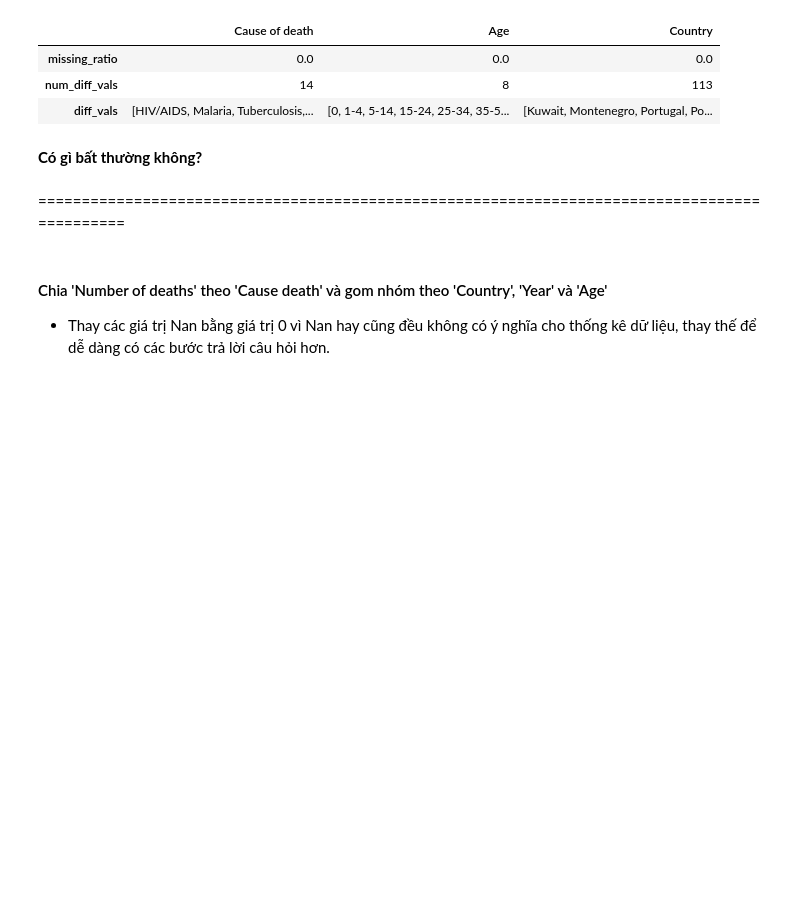
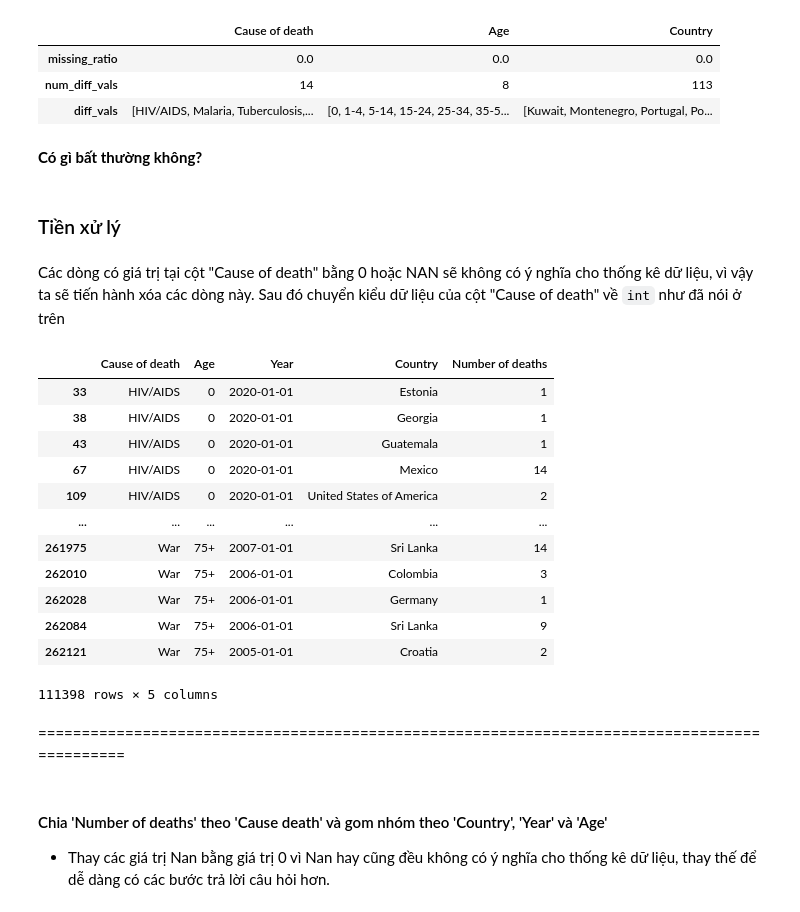
Before and after one commit to tungbtt/NMKHDL_Project, a Jupyter notebook: DataPreprocessing.ipynb, the cells around one changed output. Saved outputs shown, nothing was run; the diff lists cells and outputs as text; code cells hidden in the pictures; blank space fills up the shorter version.

```diff
--- a/DataPreprocessing.ipynb
+++ b/DataPreprocessing.ipynb
@@ -183,6 +183,27 @@ cate_col_profiles_df
 | diff_vals | [HIV/AIDS, Malaria, Tuberculosis,... | [0, 1-4, 5-14, 15-24, 25-34, 35-5... | [Kuwait, Montenegro, Portugal, Po... |
 # %% [markdown]
 **Có gì bất thường không?**
+# %% [markdown]
+### Tiền xử lý
+# %% [markdown]
+Các dòng có giá trị tại cột "Cause of death" bằng 0 hoặc NAN sẽ không có ý nghĩa cho thống kê dữ liệu, vì vậy ta sẽ tiến hành xóa các dòng này. Sau đó chuyển kiểu dữ liệu của cột "Cause of death" về `int` như đã nói ở trên
+# %%
+df = df[df['Number of deaths'] != 0.0].dropna().astype({'Number of deaths': int})
+df
+# %% [output]
+|  | Cause of death | Age | Year | Country | Number of deaths |
+| 33 | HIV/AIDS | 0 | 2020-01-01 | Estonia | 1 |
+| 38 | HIV/AIDS | 0 | 2020-01-01 | Georgia | 1 |
+| 43 | HIV/AIDS | 0 | 2020-01-01 | Guatemala | 1 |
+| 67 | HIV/AIDS | 0 | 2020-01-01 | Mexico | 14 |
+| 109 | HIV/AIDS | 0 | 2020-01-01 | United States of America | 2 |
+| ... | ... | ... | ... | ... | ... |
+| 261975 | War | 75+ | 2007-01-01 | Sri Lanka | 14 |
+| 262010 | War | 75+ | 2006-01-01 | Colombia | 3 |
+| 262028 | War | 75+ | 2006-01-01 | Germany | 1 |
+| 262084 | War | 75+ | 2006-01-01 | Sri Lanka | 9 |
+| 262121 | War | 75+ | 2005-01-01 | Croatia | 2 |
+111398 rows × 5 columns
 # %% [markdown]
 =============================================================================================
 # %% [markdown]
```
